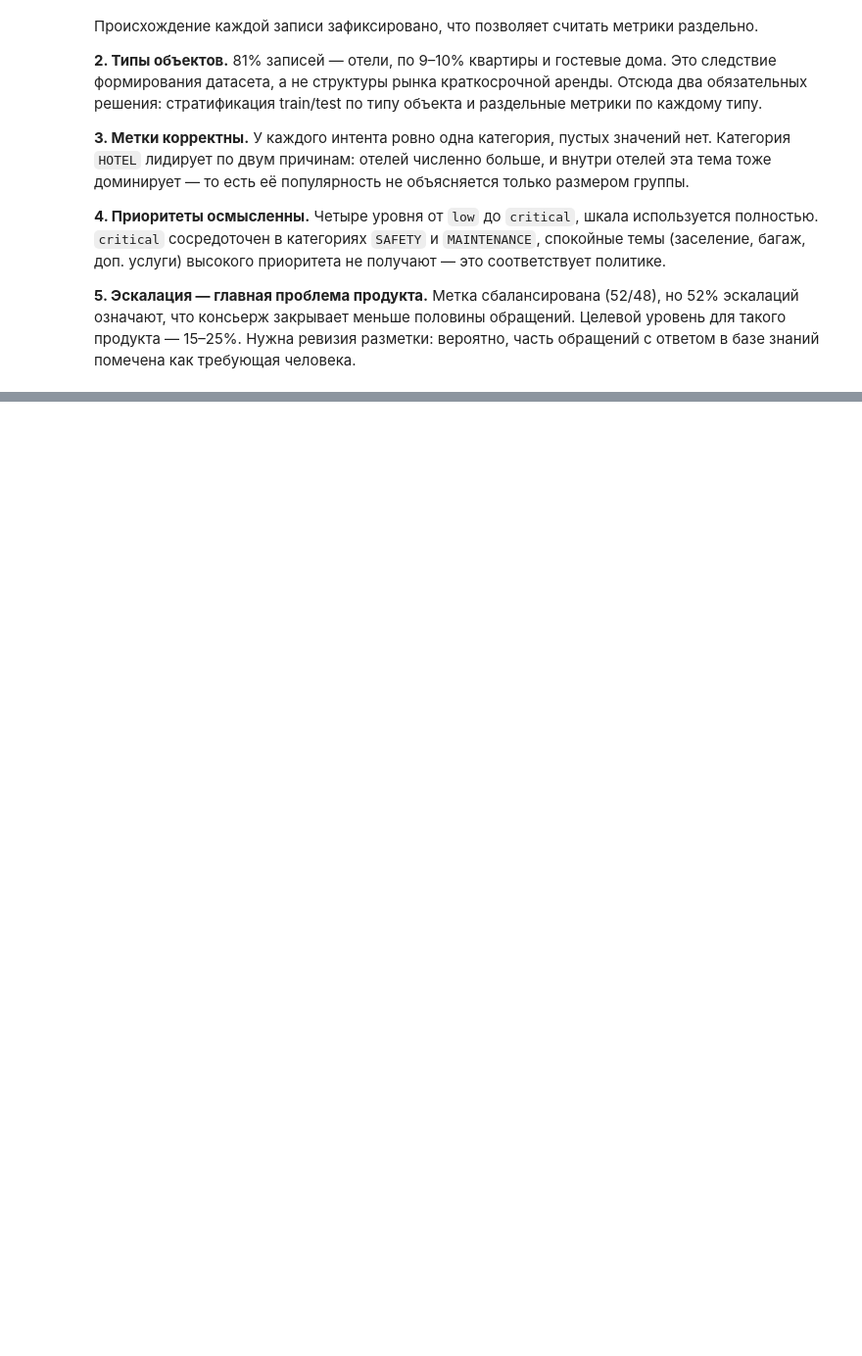
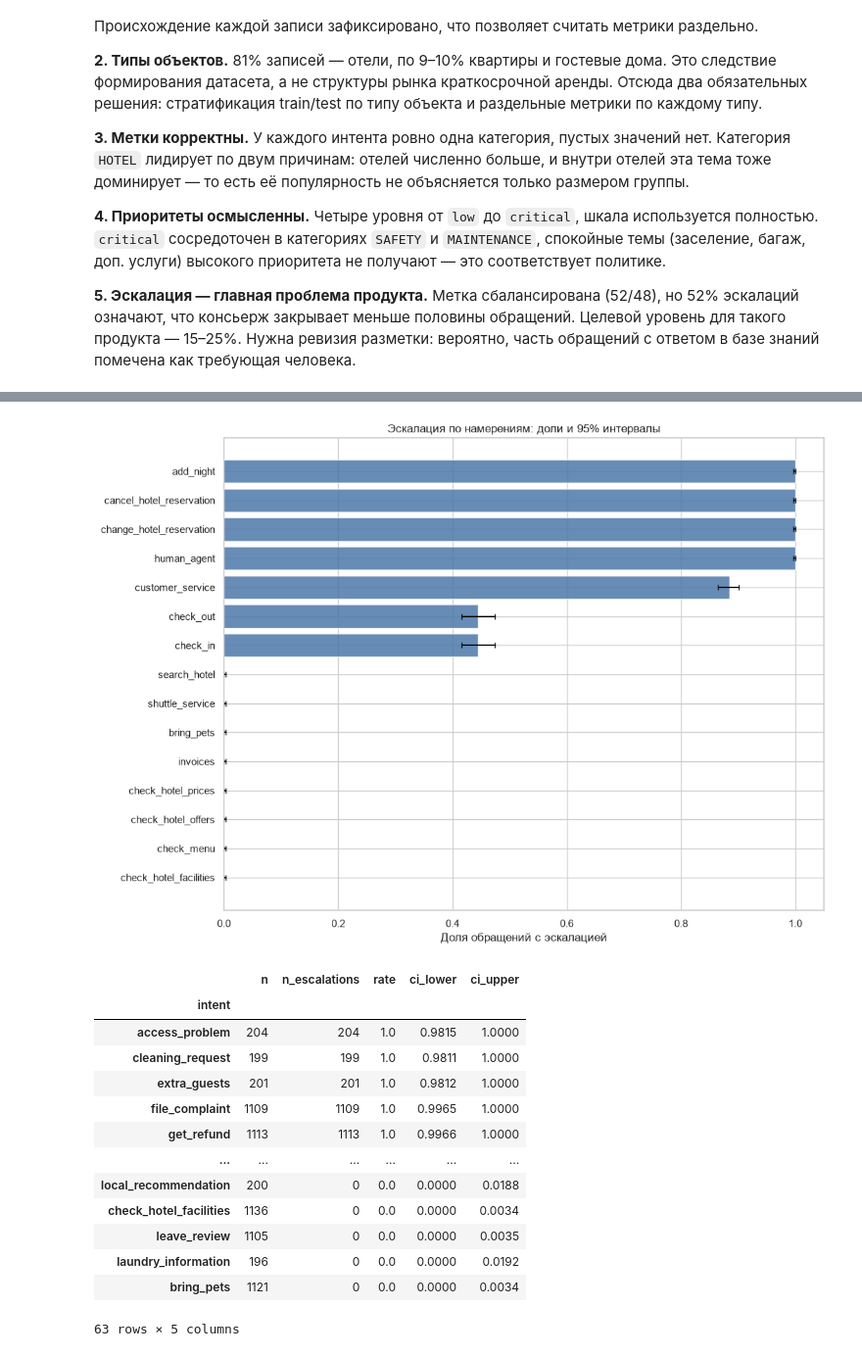
Before and after one commit to Ai-host-team/rental-ai-assistant, a Jupyter notebook: notebooks/01_eda_dataset.ipynb, the cells around one changed output, grey strips where cells are left out. Shown at 98% size. Drawn from its saved outputs; the diff is of its cells as text; code cells hidden in the pictures; blank space fills up the shorter version.

```diff
--- a/notebooks/01_eda_dataset.ipynb
+++ b/notebooks/01_eda_dataset.ipynb
@@ -453,0 +508,54 @@ needs_escalation   {1: 18446, 0: 16554}   доля 1: 52.7%
+# %%
+intent_stats = (eda.groupby("intent").agg(n=("request_id", "size"),n_escalations=("needs_escalation", "sum")))
+intent_stats["rate"] = (intent_stats["n_escalations"]/ intent_stats["n"])
+z = 1.959963984540054 #интервал Уилсона
+
+n = intent_stats["n"].to_numpy(dtype=float)
+p = intent_stats["rate"].to_numpy(dtype=float)
+
+denominator = 1 + z**2 / n
+center = (p + z**2 / (2 * n)) / denominator
+half_width = (z / denominator* np.sqrt(p * (1 - p) / n+ z**2 / (4 * n**2)))
+intent_stats["ci_lower"] = np.clip(center - half_width, 0, 1)
+intent_stats["ci_upper"] = np.clip(center + half_width, 0, 1)
+
+top_names = (eda["intent"].value_counts().head(15).index)
+top = (intent_stats.loc[top_names].sort_values("rate").copy())
+
+left_error = np.maximum(top["rate"] - top["ci_lower"],0.0).to_numpy(dtype=float)
+right_error = np.maximum(top["ci_upper"] - top["rate"],0.0).to_numpy(dtype=float)
+
+xerr = np.vstack([left_error, right_error])
+
+assert np.isfinite(xerr).all()
+assert (xerr >= 0).all()
+# %%
+fig, ax = plt.subplots(figsize=(11, 8))
+y = np.arange(len(top))
+ax.barh(y,top["rate"],color="#4C78A8",alpha=0.85)
+ax.errorbar(x=top["rate"].to_numpy(),y=y,xerr=xerr,fmt="none",ecolor="black",capsize=3)
+ax.set_yticks(y)
+ax.set_yticklabels(top.index)
+ax.set_xlim(0, 1.05)
+ax.set_xlabel("Доля обращений с эскалацией")
+ax.set_title("Эскалация по намерениям: доли и 95% интервалы")
+plt.tight_layout()
+plt.show()
+
+display(intent_stats.sort_values("rate", ascending=False).round(4))
+# %% [output]
+[figure, added]
+|  | n | n_escalations | rate | ci_lower | ci_upper |
+| intent |  |  |  |  |  |
+| access_problem | 204 | 204 | 1.0 | 0.9815 | 1.0000 |
+| cleaning_request | 199 | 199 | 1.0 | 0.9811 | 1.0000 |
+| extra_guests | 201 | 201 | 1.0 | 0.9812 | 1.0000 |
+| file_complaint | 1109 | 1109 | 1.0 | 0.9965 | 1.0000 |
+| get_refund | 1113 | 1113 | 1.0 | 0.9966 | 1.0000 |
+| ... | ... | ... | ... | ... | ... |
+| local_recommendation | 200 | 0 | 0.0 | 0.0000 | 0.0188 |
+| check_hotel_facilities | 1136 | 0 | 0.0 | 0.0000 | 0.0034 |
+| leave_review | 1105 | 0 | 0.0 | 0.0000 | 0.0035 |
+| laundry_information | 196 | 0 | 0.0 | 0.0000 | 0.0192 |
+| bring_pets | 1121 | 0 | 0.0 | 0.0000 | 0.0034 |
+63 rows × 5 columns
```
Also changed, not shown: parts of 49 cells of this notebook.
